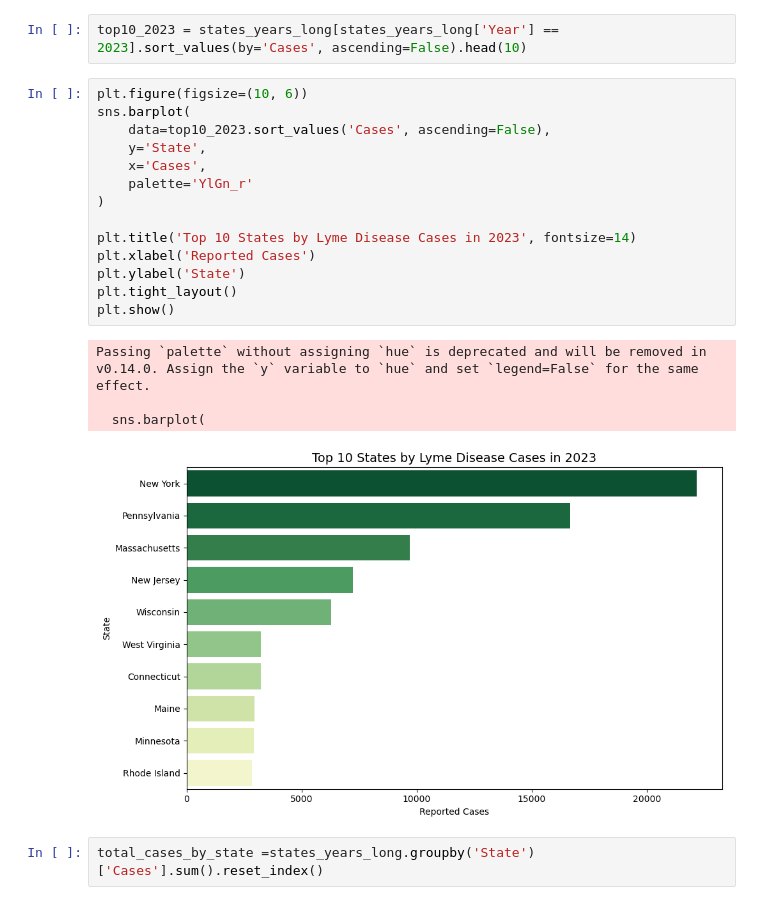
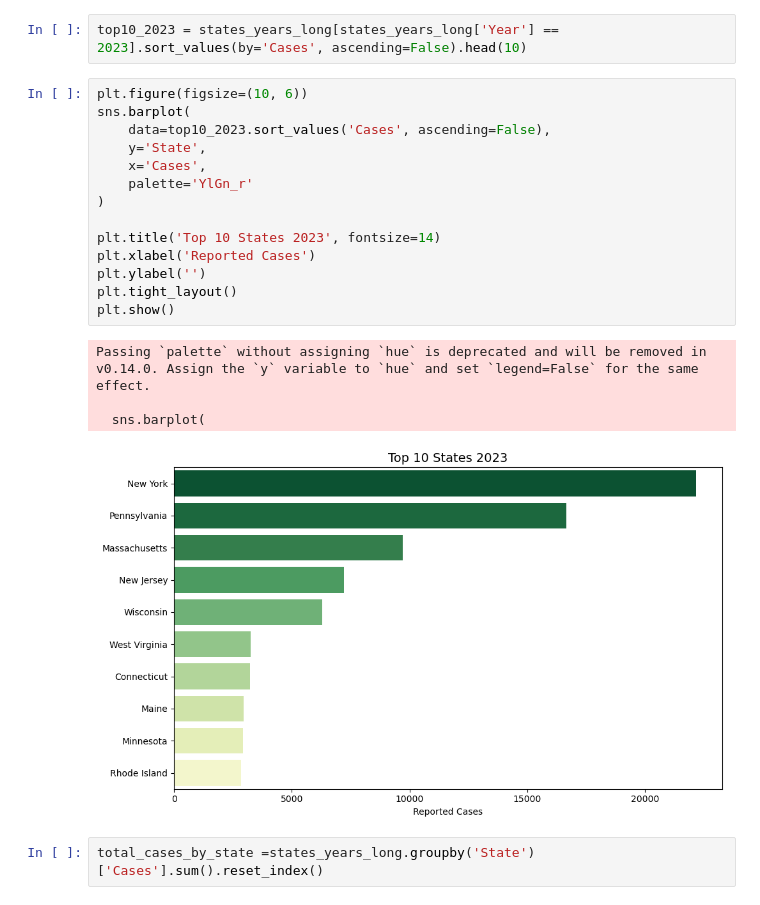
Before and after one commit to dzapata915/Lyme_Disease, a Jupyter notebook: notebooks/Lyme_Disease.ipynb, the cells around one changed output. Cells and saved outputs as stored; diff of their text form.

```diff
--- a/notebooks/Lyme_Disease.ipynb
+++ b/notebooks/Lyme_Disease.ipynb
@@ -570,22 +570,22 @@ top10_2023 = states_years_long[states_years_long['Year'] == 2023].sort_values(by
 # %%
 plt.figure(figsize=(10, 6))
 sns.barplot(
     data=top10_2023.sort_values('Cases', ascending=False),
     y='State',
     x='Cases',
     palette='YlGn_r'
 )
 
-plt.title('Top 10 States by Lyme Disease Cases in 2023', fontsize=14)
+plt.title('Top 10 States 2023', fontsize=14)
 plt.xlabel('Reported Cases')
-plt.ylabel('State')
+plt.ylabel('')
 plt.tight_layout()
 plt.show()
 # %% [output]
 Passing `palette` without assigning `hue` is deprecated and will be removed in v0.14.0. Assign the `y` variable to `hue` and set `legend=False` for the same effect.
 
   sns.barplot(
-[figure, old version]
+[figure, new version]
 # %%
 total_cases_by_state =states_years_long.groupby('State')['Cases'].sum().reset_index()
 # %%
```
Also changed, not shown: parts of 3 cells of this notebook, 1 other file.
